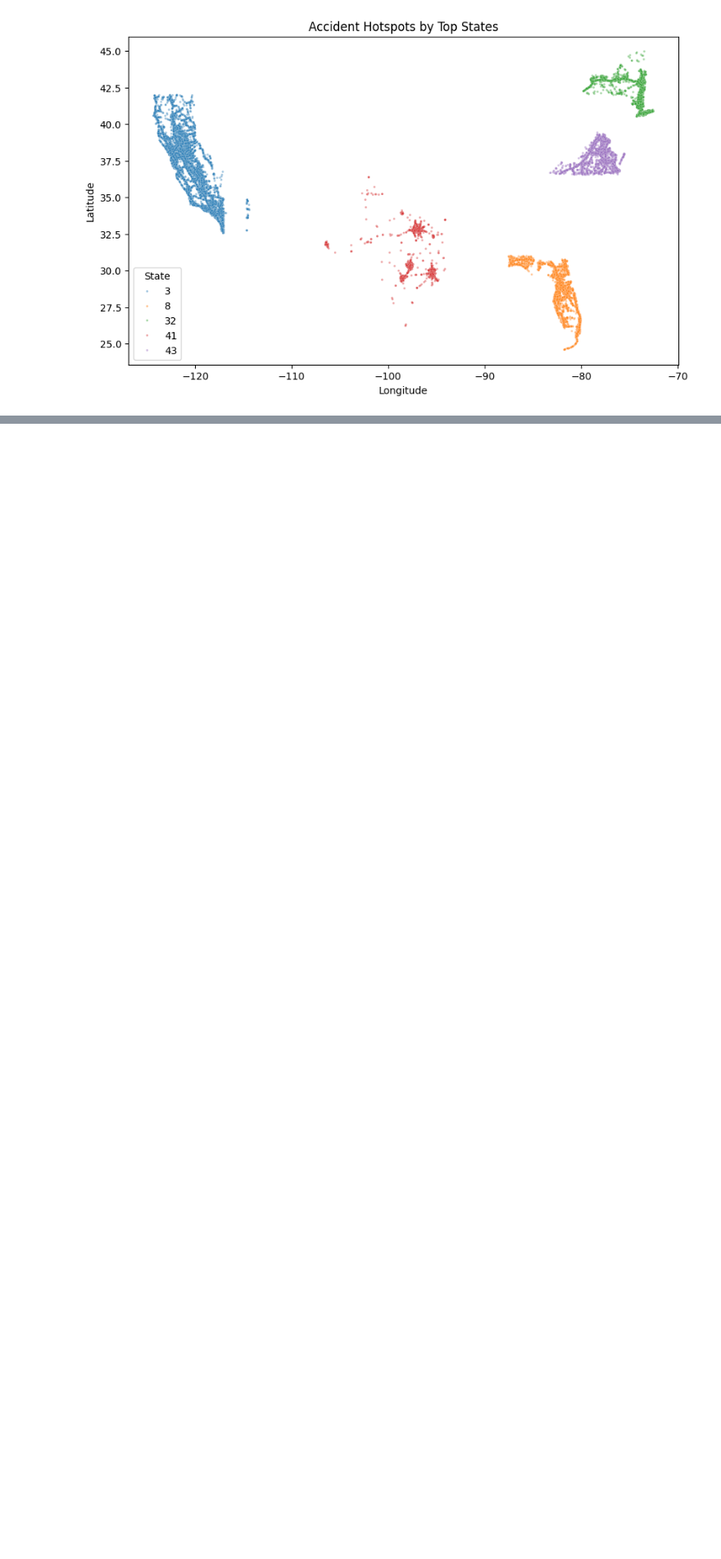
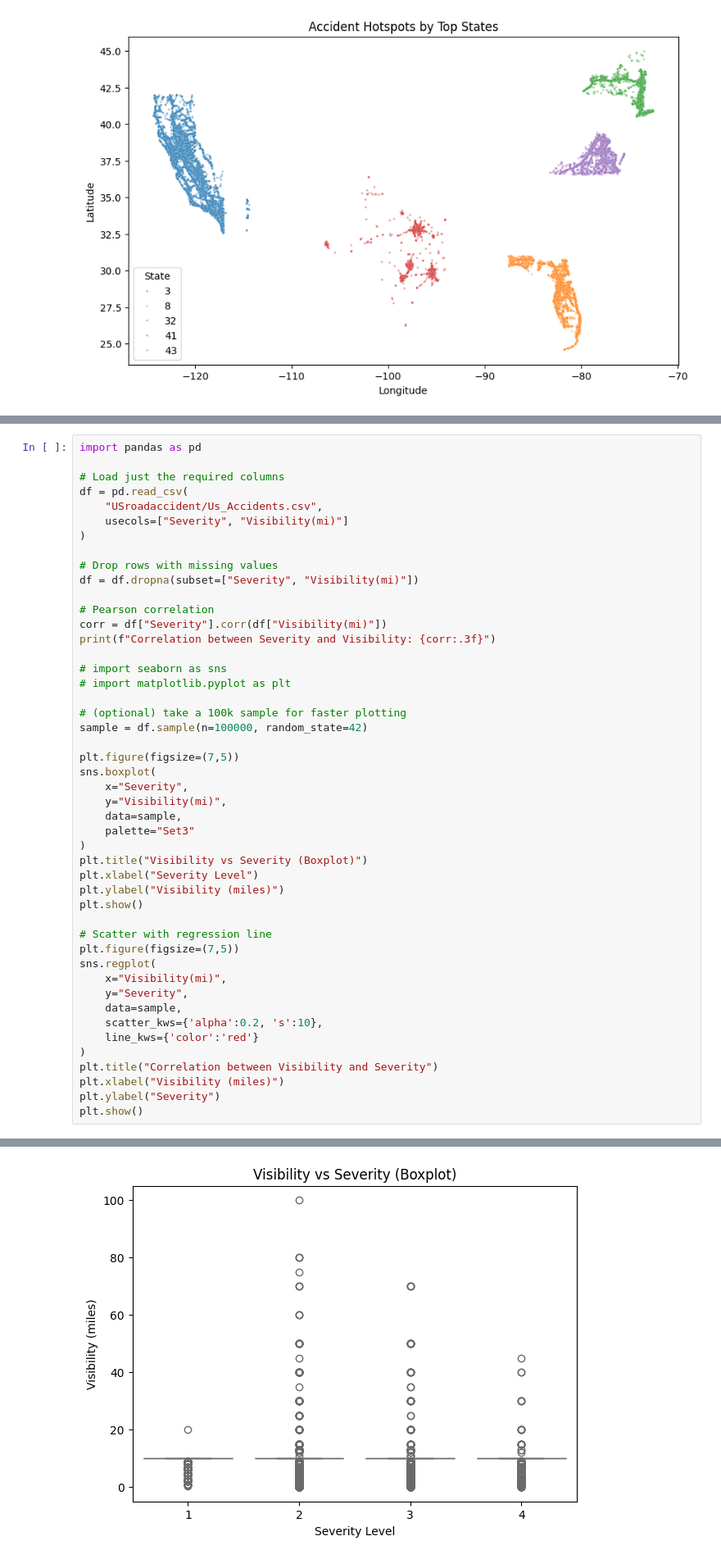
Before and after one commit to AkashSinghfeb21/RoadAccidentAnalysis, a Jupyter notebook: demo2.ipynb, the cells around one changed output, grey strips where cells are left out. Shown at 82% size. Saved outputs shown, nothing was run; the diff lists cells and outputs as text; blank space fills up the shorter version.

```diff
--- a/demo2.ipynb
+++ b/demo2.ipynb
@@ -582,0 +677,48 @@ df.to_csv("cleanedAccident.csv",index=False)
+# %%
+import pandas as pd
+
+# Load just the required columns
+df = pd.read_csv(
+    "USroadaccident/Us_Accidents.csv",
+    usecols=["Severity", "Visibility(mi)"]
+)
+
+# Drop rows with missing values
+df = df.dropna(subset=["Severity", "Visibility(mi)"])
+
+# Pearson correlation
+corr = df["Severity"].corr(df["Visibility(mi)"])
+print(f"Correlation between Severity and Visibility: {corr:.3f}")
+
+# import seaborn as sns
+# import matplotlib.pyplot as plt
+
+# (optional) take a 100k sample for faster plotting
+sample = df.sample(n=100000, random_state=42)
+
+plt.figure(figsize=(7,5))
+sns.boxplot(
+    x="Severity",
+    y="Visibility(mi)",
+    data=sample,
+    palette="Set3"
+)
+plt.title("Visibility vs Severity (Boxplot)")
+plt.xlabel("Severity Level")
+plt.ylabel("Visibility (miles)")
+plt.show()
+
+# Scatter with regression line
+plt.figure(figsize=(7,5))
+sns.regplot(
+    x="Visibility(mi)",
+    y="Severity",
+    data=sample,
+    scatter_kws={'alpha':0.2, 's':10},
+    line_kws={'color':'red'}
+)
+plt.title("Correlation between Visibility and Severity")
+plt.xlabel("Visibility (miles)")
+plt.ylabel("Severity")
+plt.show()
+# %% [output]
@@ -582,0 +729 @@ df.to_csv("cleanedAccident.csv",index=False)
+[figure, added]
```
Also changed, not shown: parts of 6 cells of this notebook, 2 other files.
